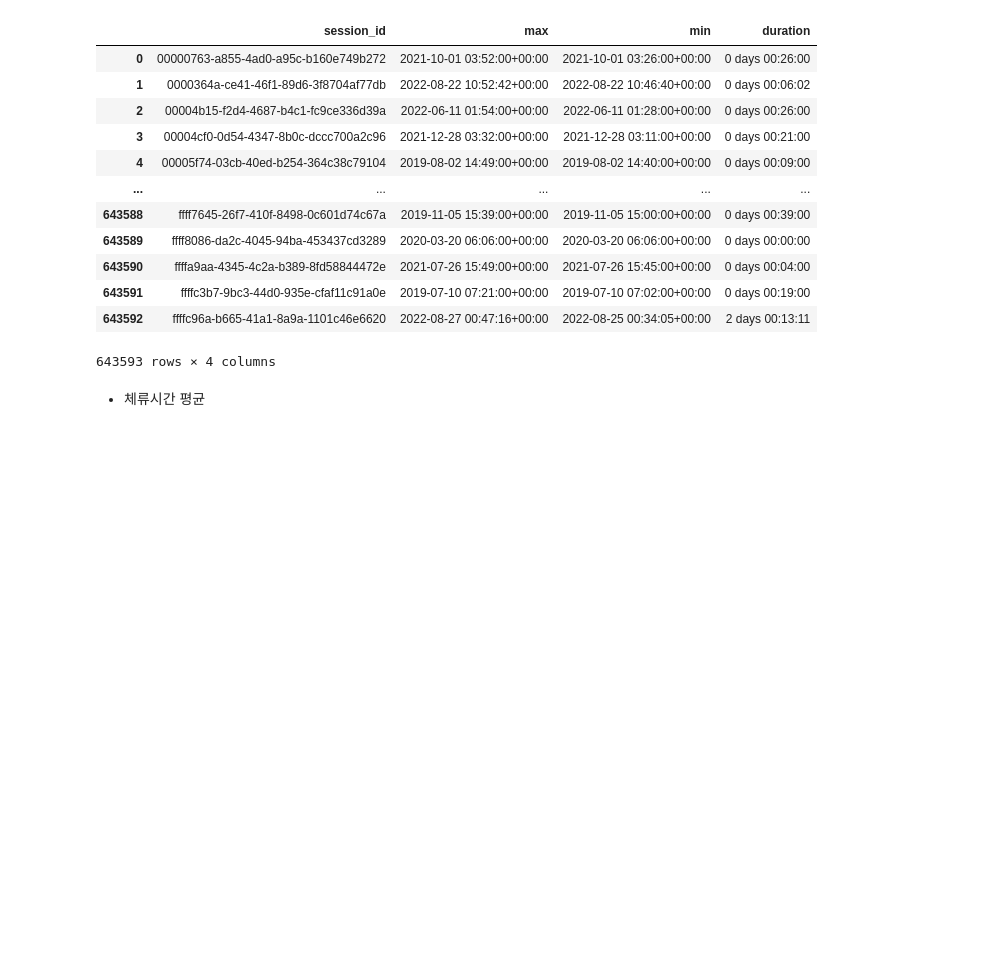
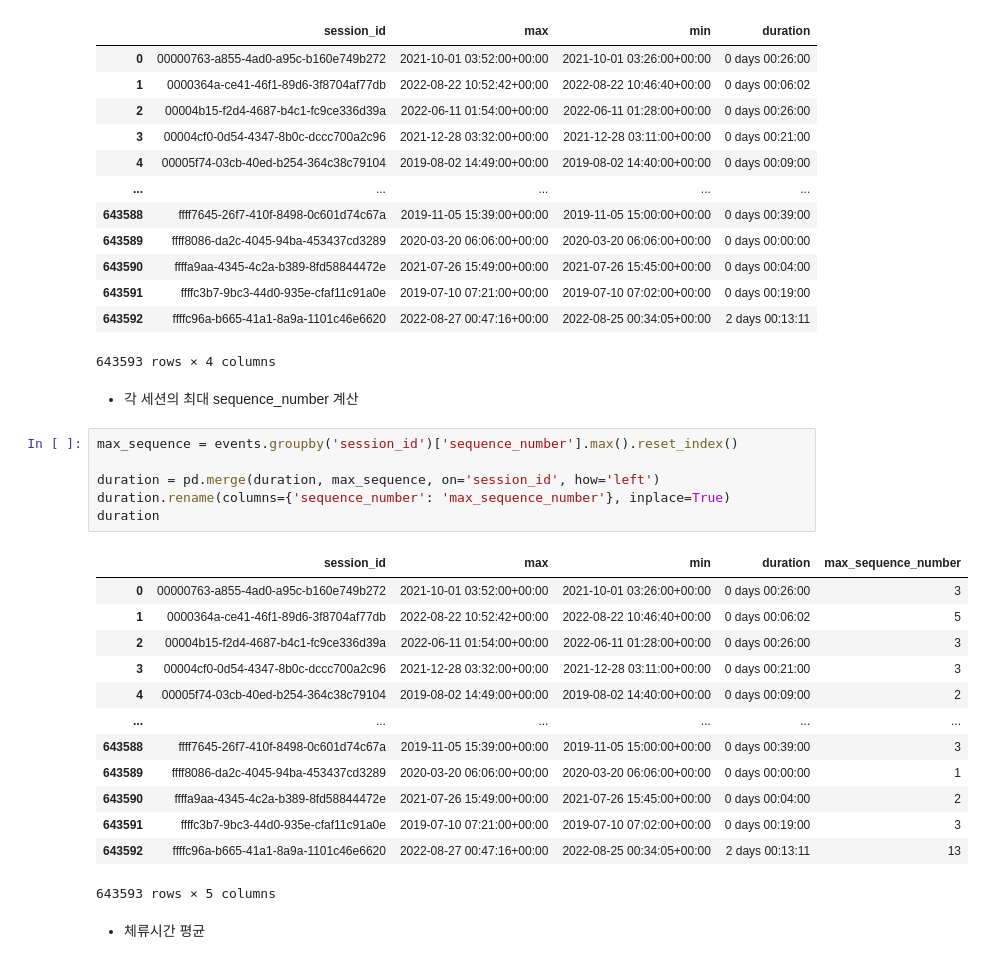
Before and after one commit to kyeob1107/Four-A, a Jupyter notebook: khj/funnel.ipynb, the cells around one changed output. Cells and saved outputs as stored; diff of their text form; blank space fills up the shorter version.

```diff
--- a/khj/funnel.ipynb
+++ b/khj/funnel.ipynb
@@ -308,6 +265,28 @@ duration
 | 643591 | ffffc3b7-9bc3-44d0-935e-cfaf11c91a0e | 2019-07-10 07:21:00+00:00 | 2019-07-10 07:02:00+00:00 | 0 days 00:19:00 |
 | 643592 | ffffc96a-b665-41a1-8a9a-1101c46e6620 | 2022-08-27 00:47:16+00:00 | 2022-08-25 00:34:05+00:00 | 2 days 00:13:11 |
 643593 rows × 4 columns
+# %% [markdown]
+- 각 세션의 최대 sequence_number 계산
+# %%
+max_sequence = events.groupby('session_id')['sequence_number'].max().reset_index()
+
+duration = pd.merge(duration, max_sequence, on='session_id', how='left')
+duration.rename(columns={'sequence_number': 'max_sequence_number'}, inplace=True)
+duration
+# %% [output]
+|  | session_id | max | min | duration | max_sequence_number |
+| 0 | 00000763-a855-4ad0-a95c-b160e749b272 | 2021-10-01 03:52:00+00:00 | 2021-10-01 03:26:00+00:00 | 0 days 00:26:00 | 3 |
+| 1 | 0000364a-ce41-46f1-89d6-3f8704af77db | 2022-08-22 10:52:42+00:00 | 2022-08-22 10:46:40+00:00 | 0 days 00:06:02 | 5 |
+| 2 | 00004b15-f2d4-4687-b4c1-fc9ce336d39a | 2022-06-11 01:54:00+00:00 | 2022-06-11 01:28:00+00:00 | 0 days 00:26:00 | 3 |
+| 3 | 00004cf0-0d54-4347-8b0c-dccc700a2c96 | 2021-12-28 03:32:00+00:00 | 2021-12-28 03:11:00+00:00 | 0 days 00:21:00 | 3 |
+| 4 | 00005f74-03cb-40ed-b254-364c38c79104 | 2019-08-02 14:49:00+00:00 | 2019-08-02 14:40:00+00:00 | 0 days 00:09:00 | 2 |
+| ... | ... | ... | ... | ... | ... |
+| 643588 | ffff7645-26f7-410f-8498-0c601d74c67a | 2019-11-05 15:39:00+00:00 | 2019-11-05 15:00:00+00:00 | 0 days 00:39:00 | 3 |
+| 643589 | ffff8086-da2c-4045-94ba-453437cd3289 | 2020-03-20 06:06:00+00:00 | 2020-03-20 06:06:00+00:00 | 0 days 00:00:00 | 1 |
+| 643590 | ffffa9aa-4345-4c2a-b389-8fd58844472e | 2021-07-26 15:49:00+00:00 | 2021-07-26 15:45:00+00:00 | 0 days 00:04:00 | 2 |
+| 643591 | ffffc3b7-9bc3-44d0-935e-cfaf11c91a0e | 2019-07-10 07:21:00+00:00 | 2019-07-10 07:02:00+00:00 | 0 days 00:19:00 | 3 |
+| 643592 | ffffc96a-b665-41a1-8a9a-1101c46e6620 | 2022-08-27 00:47:16+00:00 | 2022-08-25 00:34:05+00:00 | 2 days 00:13:11 | 13 |
+643593 rows × 5 columns
 # %% [markdown]
 - 체류시간 평균
 # %%
```
Also changed, not shown: parts of 30 cells of this notebook, 1 other file.
